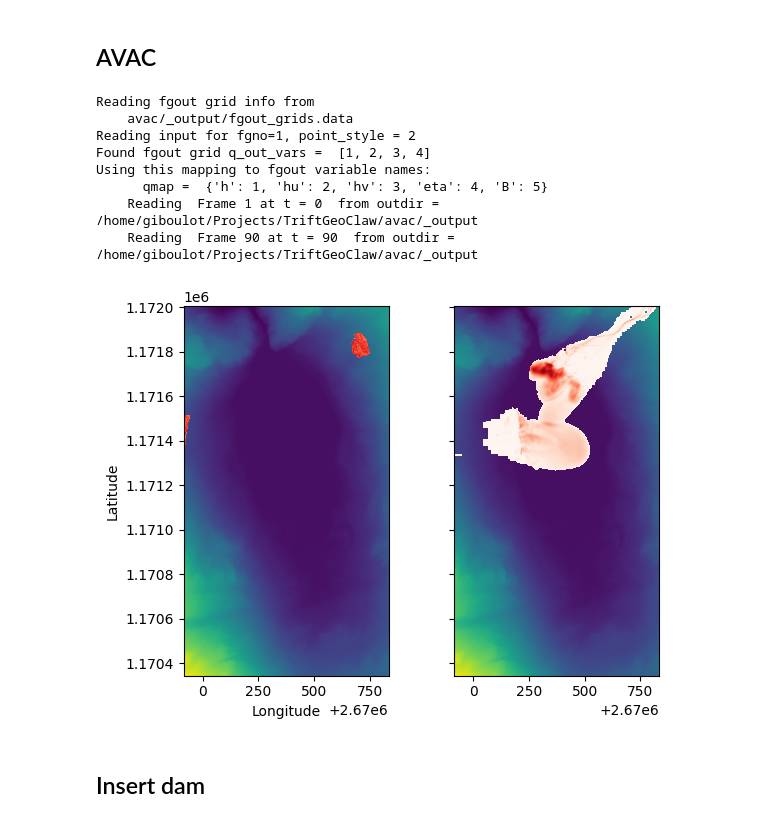
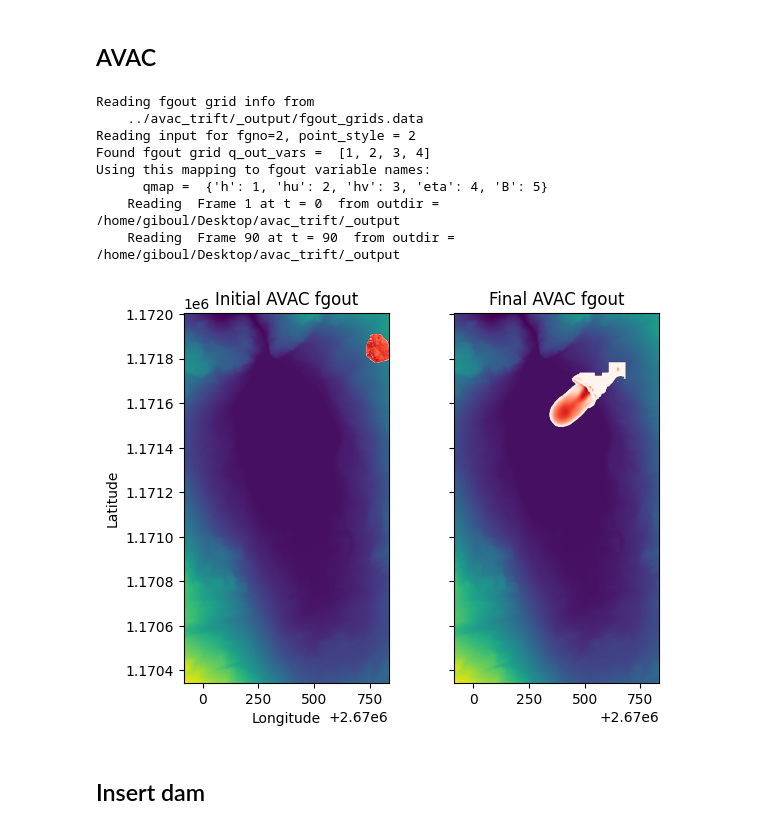
Before and after one commit to giboul/TriftGeoClaw, a Jupyter notebook: ImpulseWave.ipynb, the cells around one changed output. Drawn from its saved outputs; the diff is of its cells as text; code cells hidden in the pictures.

```diff
--- a/ImpulseWave.ipynb
+++ b/ImpulseWave.ipynb
@@ -61,33 +59,41 @@ plt.show()
 # %%
 avac_fgout = fgout_tools.FGoutGrid(config["fgout_fgno"], config["AVAC_outdir"])
 avac_fgout.read_fgout_grids_data()
 
 avac_hinit = avac_fgout.read_frame(1).h
 avac_hfinal = avac_fgout.read_frame(avac_fgout.nout).h
 
 avac_hinit = np.where(avac_hinit>0, avac_hinit, np.nan)
 avac_hfinal = np.where(avac_hfinal>0, avac_hfinal, np.nan)
 
 fig, axes = plt.subplots(ncols=2, sharex="all", sharey="all")
 for ax in axes:
     ax.imshow(Z, extent=extent)
 
-axes[1].imshow(avac_hfinal.T, extent=extent, origin="lower", cmap="Reds")
-axes[0].imshow(avac_hinit.T, extent=extent, origin="lower", cmap="Reds")
+avac_fgout.extent = avac_fgout.x1, avac_fgout.x2, avac_fgout.y1, avac_fgout.y2
+axes[1].imshow(avac_hfinal.T, extent=avac_fgout.extent, origin="lower", cmap="Reds")
+axes[0].imshow(avac_hinit.T, extent=avac_fgout.extent, origin="lower", cmap="Reds")
 
 axes[0].set_xlabel("Longitude")
 axes[0].set_ylabel("Latitude")
+
+axes[0].set_title("Initial AVAC fgout")
+axes[1].set_title("Final AVAC fgout")
+
+for ax in axes:
+    ax.set_xlim(extent[:2])
+    ax.set_ylim(extent[2:])
 plt.show()
 # %% [output]
 Reading fgout grid info from
-    avac/_output/fgout_grids.data
-Reading input for fgno=1, point_style = 2
+    ../avac_trift/_output/fgout_grids.data
+Reading input for fgno=2, point_style = 2
 Found fgout grid q_out_vars =  [1, 2, 3, 4]
 Using this mapping to fgout variable names:
       qmap =  {'h': 1, 'hu': 2, 'hv': 3, 'eta': 4, 'B': 5}
-    Reading  Frame 1 at t = 0  from outdir = /home/giboulot/Projects/TriftGeoClaw/avac/_output
-    Reading  Frame 90 at t = 90  from outdir = /home/giboulot/Projects/TriftGeoClaw/avac/_output
+    Reading  Frame 1 at t = 0  from outdir = /home/giboul/Desktop/avac_trift/_output
+    Reading  Frame 90 at t = 90  from outdir = /home/giboul/Desktop/avac_trift/_output
-[figure, old version]
+[figure, new version]
 # %% [markdown]
 ## Insert dam
 # %%
```
Also changed, not shown: parts of 17 cells of this notebook, 4 other files.
